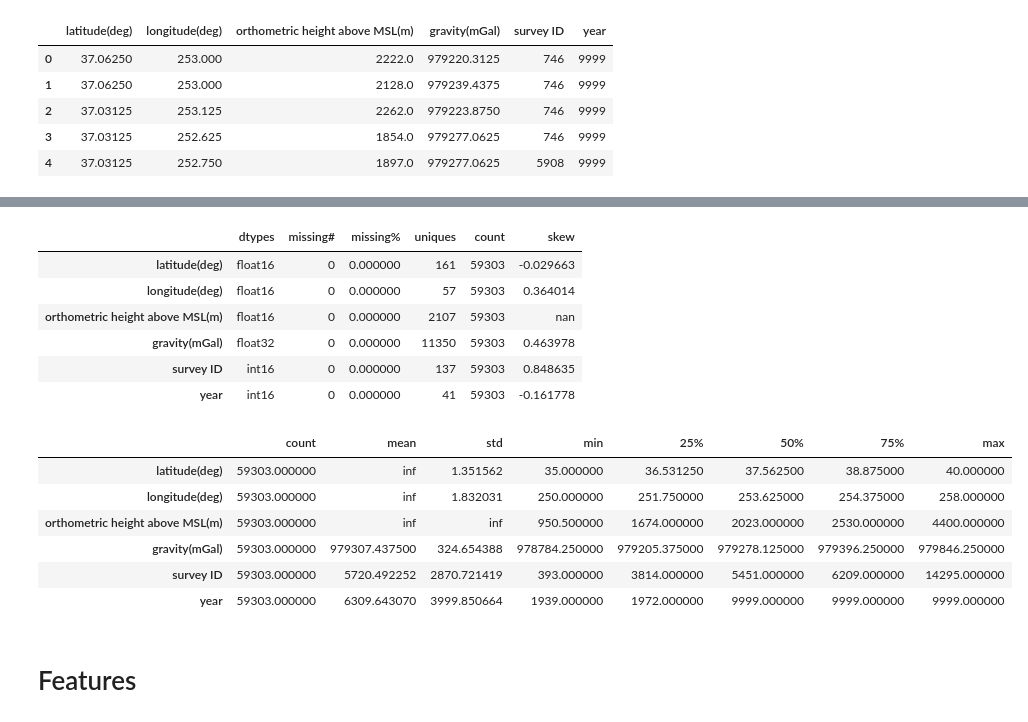
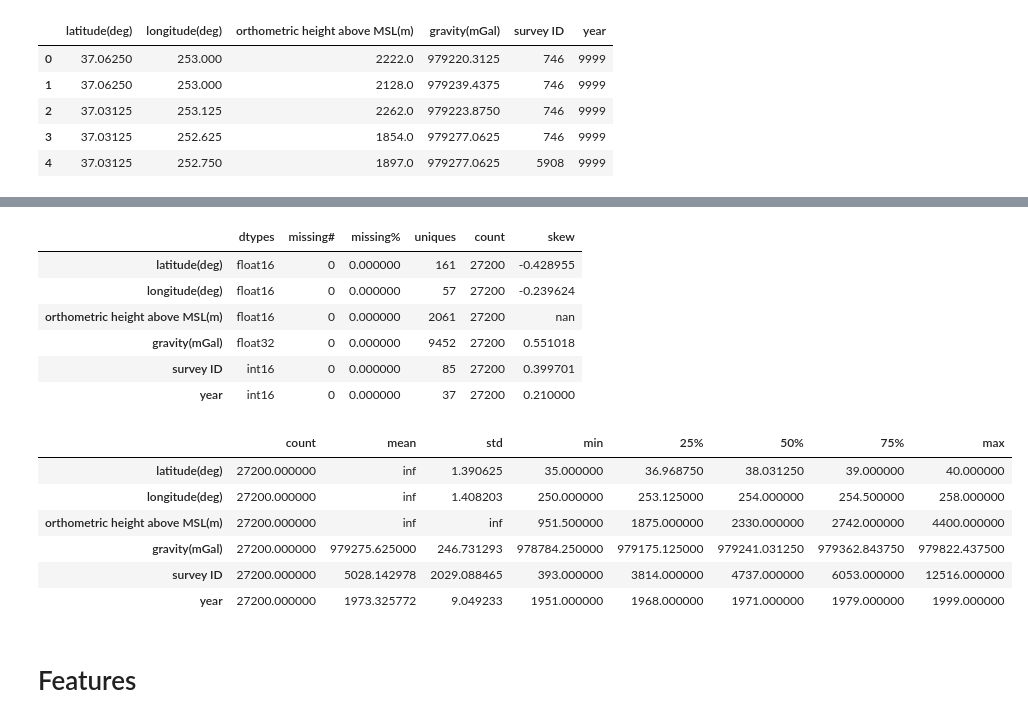
Before and after one commit to LoSG-GNSS/NN-Grav, a Jupyter notebook: main.ipynb, the cells around one changed output, grey strips where cells are left out. Drawn from its saved outputs; the diff is of its cells as text; code cells hidden in the pictures.

```diff
--- a/main.ipynb
+++ b/main.ipynb
@@ -25,7 +49,8 @@ class CFG:
 # %%
 class DataLoader:
-    def __init__(self, train: pd.DataFrame):
-        self.train = train
+    def __init__(self, colorado: pd.DataFrame, gravd: pd.DataFrame):
+        self.colorado = colorado
+        self.gravd = gravd
         self.log_features = []  # Список признаков для трансформации
         self.X = None
         self.y = None
@@ -78,10 +103,16 @@ class DataLoader:
         return dataframe
 
 
-    def load(self):
+    def load(self, option='compare'):
         print(f'Loading data')
+        print(f'Choosed option:{option}')
 
-        self.train = self.reduce_mem_usage(self.train)
+        if option == 'compare':
+            self.colorado = self.colorado.merge(self.gravd, left_on='latitude(deg)', right_on='lat(deg)', how='outer')
+        elif option == 'ground':
+            pass
+
+        self.colorado = self.reduce_mem_usage(self.colorado)
 # %%
 class DataAnalysis:
 
@@ -287,12 +318,14 @@ class DataAnalysis:
         missingno.matrix(data)
 # %%
 loader = DataLoader(
-    train=pd.read_csv(CFG.TRAIN_PATH,
+    colorado=pd.read_csv(CFG.COLORADO_PATH,
                       names=['latitude(deg)', 'longitude(deg)', 'orthometric height above MSL(m)', 'gravity(mGal)', 'survey ID', 'year'],
                         skipinitialspace=True,
-                        sep=' ')
+                        sep=' '),
+    gravd=pd.read_csv(CFG.GRAVD_PATH,
+                        skipinitialspace=True),
 )
 # %%
-loader.load()
+loader.load(option='ground')
 # %% [output]
 Loading data
@@ -329 +365,3 @@ Name: proportion, Length: 2107, dtype: float64
+# %%
+loader.colorado = loader.colorado.loc[(loader.colorado['year'] < 9999) & (loader.colorado['year'] > 1950)]
 # %%
@@ -375,23 +373,23 @@ Data gaps
 # %%
-DataAnalysis.summary(loader.train).style.background_gradient(cmap='Blues')
+DataAnalysis.summary(loader.colorado).style.background_gradient(cmap='Blues')
 # %% [output]
 |  | dtypes | missing# | missing% | uniques | count | skew |
-| latitude(deg) | float16 | 0 | 0.000000 | 161 | 59303 | -0.029663 |
-| longitude(deg) | float16 | 0 | 0.000000 | 57 | 59303 | 0.364014 |
-| orthometric height above MSL(m) | float16 | 0 | 0.000000 | 2107 | 59303 | nan |
-| gravity(mGal) | float32 | 0 | 0.000000 | 11350 | 59303 | 0.463978 |
-| survey ID | int16 | 0 | 0.000000 | 137 | 59303 | 0.848635 |
-| year | int16 | 0 | 0.000000 | 41 | 59303 | -0.161778 |
+| latitude(deg) | float16 | 0 | 0.000000 | 161 | 27200 | -0.428955 |
+| longitude(deg) | float16 | 0 | 0.000000 | 57 | 27200 | -0.239624 |
+| orthometric height above MSL(m) | float16 | 0 | 0.000000 | 2061 | 27200 | nan |
+| gravity(mGal) | float32 | 0 | 0.000000 | 9452 | 27200 | 0.551018 |
+| survey ID | int16 | 0 | 0.000000 | 85 | 27200 | 0.399701 |
+| year | int16 | 0 | 0.000000 | 37 | 27200 | 0.210000 |
 # %%
-loader.train.describe().T\
+loader.colorado.describe().T\
             .style.bar(subset=['mean'], color=px.colors.qualitative.G10[2])\
             .background_gradient(subset=['std'], cmap='Blues')\
             .background_gradient(subset=['50%'], cmap='BuGn')
 # %% [output]
 |  | count | mean | std | min | 25% | 50% | 75% | max |
-| latitude(deg) | 59303.000000 | inf | 1.351562 | 35.000000 | 36.531250 | 37.562500 | 38.875000 | 40.000000 |
-| longitude(deg) | 59303.000000 | inf | 1.832031 | 250.000000 | 251.750000 | 253.625000 | 254.375000 | 258.000000 |
-| orthometric height above MSL(m) | 59303.000000 | inf | inf | 950.500000 | 1674.000000 | 2023.000000 | 2530.000000 | 4400.000000 |
-| gravity(mGal) | 59303.000000 | 979307.437500 | 324.654388 | 978784.250000 | 979205.375000 | 979278.125000 | 979396.250000 | 979846.250000 |
-| survey ID | 59303.000000 | 5720.492252 | 2870.721419 | 393.000000 | 3814.000000 | 5451.000000 | 6209.000000 | 14295.000000 |
-| year | 59303.000000 | 6309.643070 | 3999.850664 | 1939.000000 | 1972.000000 | 9999.000000 | 9999.000000 | 9999.000000 |
+| latitude(deg) | 27200.000000 | inf | 1.390625 | 35.000000 | 36.968750 | 38.031250 | 39.000000 | 40.000000 |
+| longitude(deg) | 27200.000000 | inf | 1.408203 | 250.000000 | 253.125000 | 254.000000 | 254.500000 | 258.000000 |
+| orthometric height above MSL(m) | 27200.000000 | inf | inf | 951.500000 | 1875.000000 | 2330.000000 | 2742.000000 | 4400.000000 |
+| gravity(mGal) | 27200.000000 | 979275.625000 | 246.731293 | 978784.250000 | 979175.125000 | 979241.031250 | 979362.843750 | 979822.437500 |
+| survey ID | 27200.000000 | 5028.142978 | 2029.088465 | 393.000000 | 3814.000000 | 4737.000000 | 6053.000000 | 12516.000000 |
+| year | 27200.000000 | 1973.325772 | 9.049233 | 1951.000000 | 1968.000000 | 1971.000000 | 1979.000000 | 1999.000000 |
```
Also changed, not shown: parts of 34 cells of this notebook, 1 other file.
